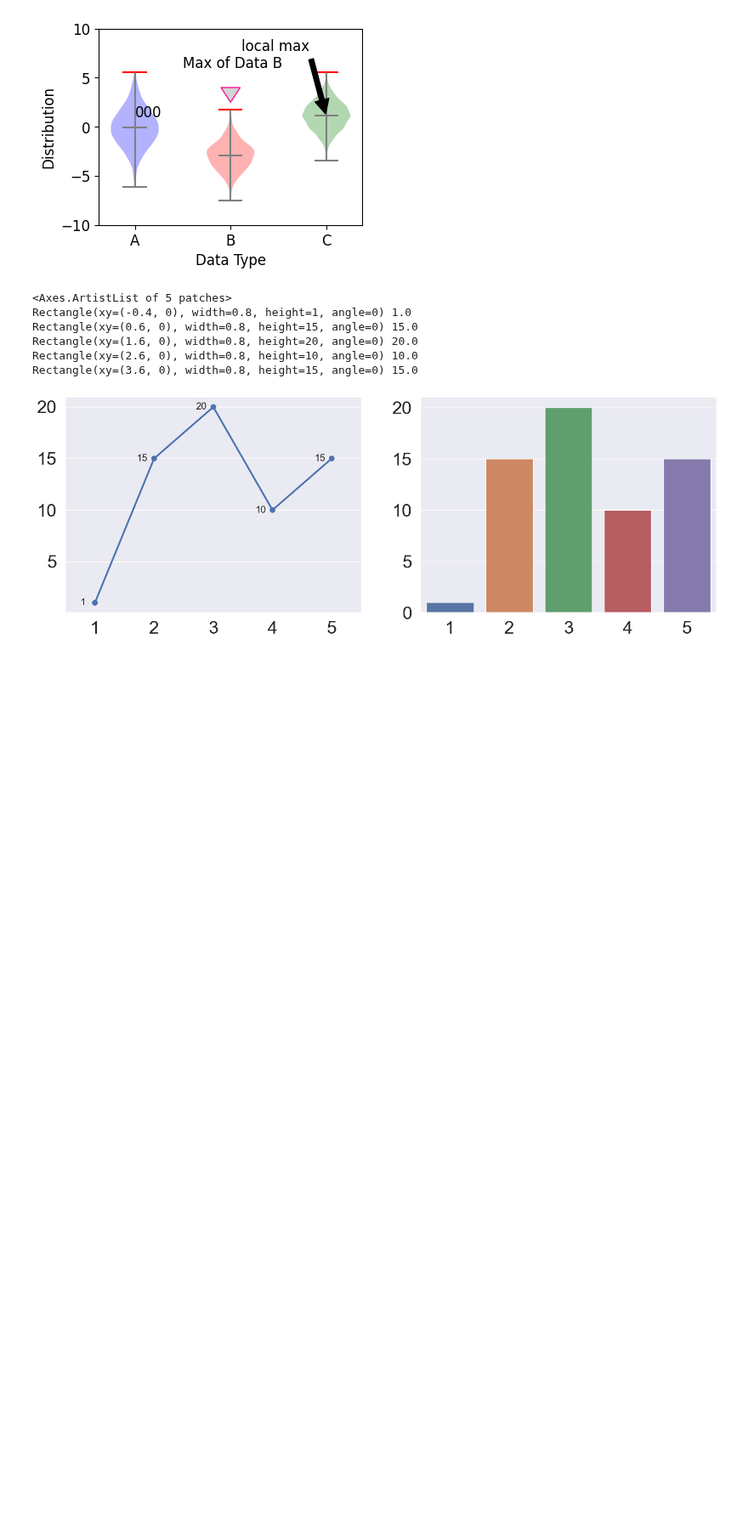
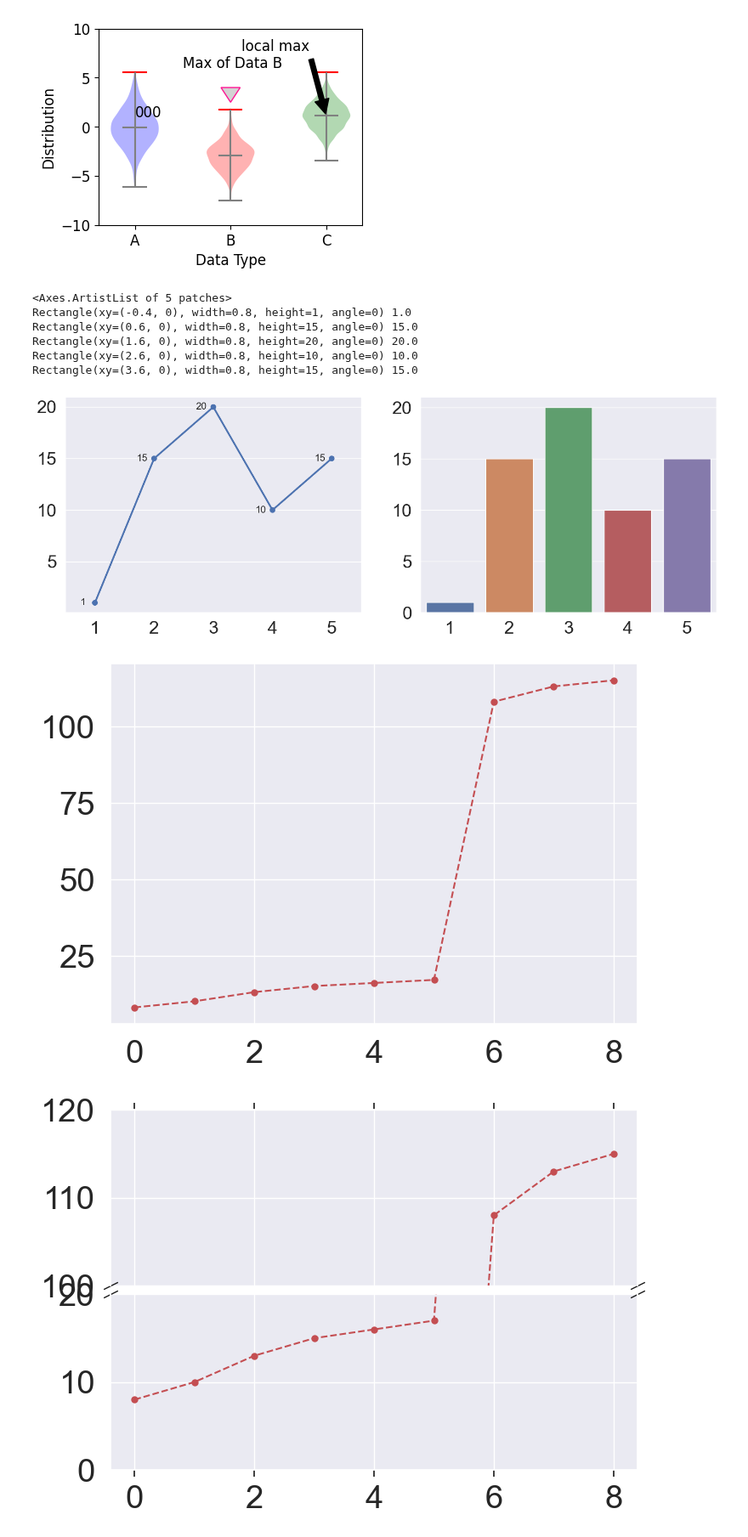
Before and after one commit to JW-Namsta/Kaggle_Study, a Jupyter notebook: Titanic/pathces_연습.ipynb, the cells around one changed output. Shown at 85% size. Cells and saved outputs as stored; diff of their text form; code cells hidden in the pictures; blank space fills up the shorter version.

```diff
--- a/Titanic/pathces_연습.ipynb
+++ b/Titanic/pathces_연습.ipynb
@@ -156,3 +156,41 @@ Rectangle(xy=(1.6, 0), width=0.8, height=20, angle=0) 20.0
 Rectangle(xy=(2.6, 0), width=0.8, height=10, angle=0) 10.0
 Rectangle(xy=(3.6, 0), width=0.8, height=15, angle=0) 15.0
 [figure]
+# %%
+# 물결선
+
+import matplotlib.pyplot as plt
+
+data = [8, 10, 13, 15, 16, 17, 108, 113, 115]
+
+plt.plot(data, 'ro--')
+plt.show()
+
+fig, (ax1, ax2) = plt.subplots(2, 1, sharex=True) # 그래프 두 개를 한 figure 내에 그리기
+fig.subplots_adjust(hspace = 0.05) # 두 그래프 사이의 상하 간격 설정
+
+# 각각의 그래프 그리기
+ax1.plot(data, 'ro--')
+ax2.plot(data, 'ro--')
+
+ax1.set_ylim(100, 120) # 윗 부분 y축 범위 설정
+ax2.set_ylim(0, 20) # 아랫 부분 y축 범위 설정
+
+# 두 그래프 사이의 경계선 제거
+ax1.spines['bottom'].set_visible(False)
+ax2.spines['top'].set_visible(False)
+ax1.xaxis.tick_top()
+ax1.tick_params(labeltop=False)
+ax2.xaxis.tick_bottom()
+
+# 두 그래프 사이의 y축에 물결선 효과 마커 표시
+kwargs = dict(marker=[(-1, -0.5), (1, 0.5)], markersize=12,
+              linestyle="none", color='k', mec='k', mew=1, clip_on=False)
+ax1.plot([0, 1], [0, 0], transform=ax1.transAxes, **kwargs)
+ax2.plot([0, 1], [1, 1], transform=ax2.transAxes, **kwargs)
+ax1.axhline(10,label='Mean') ## 평균값을 y좌표로 하는 수평선 생성
+yticks.append(mean_sales)
+plt.show()
+# %% [output]
+[figure, added]
+[figure, added]
```
Also changed, not shown: parts of 1 cell of this notebook.
